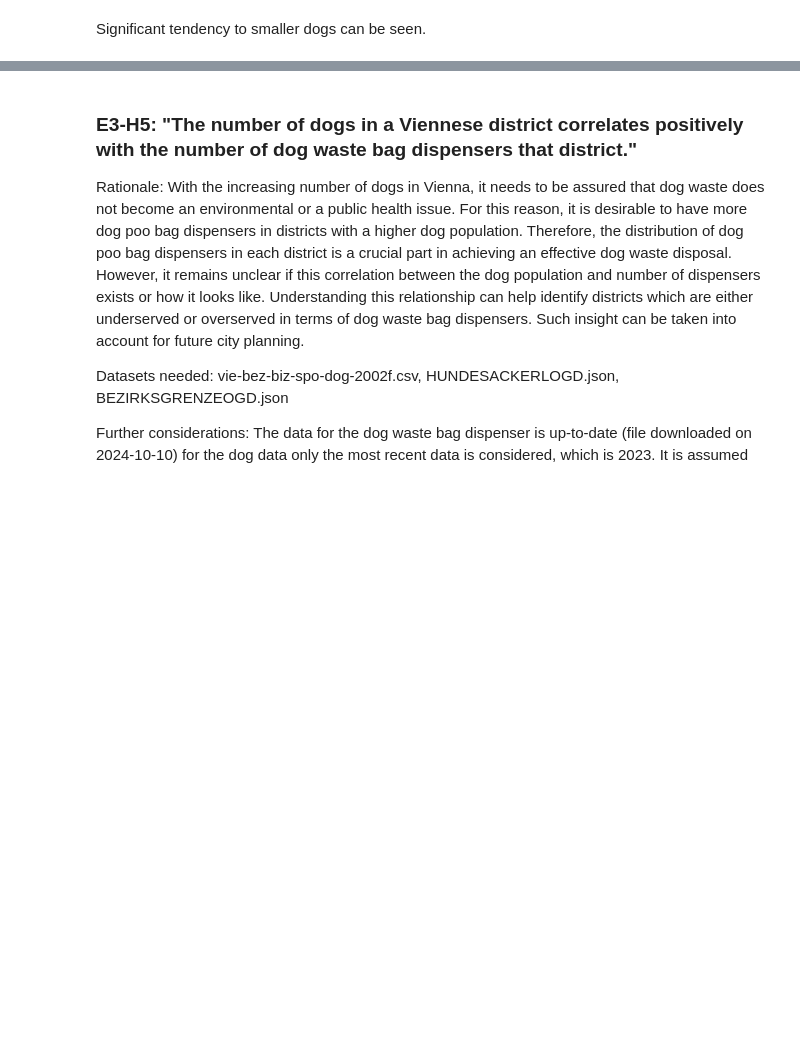
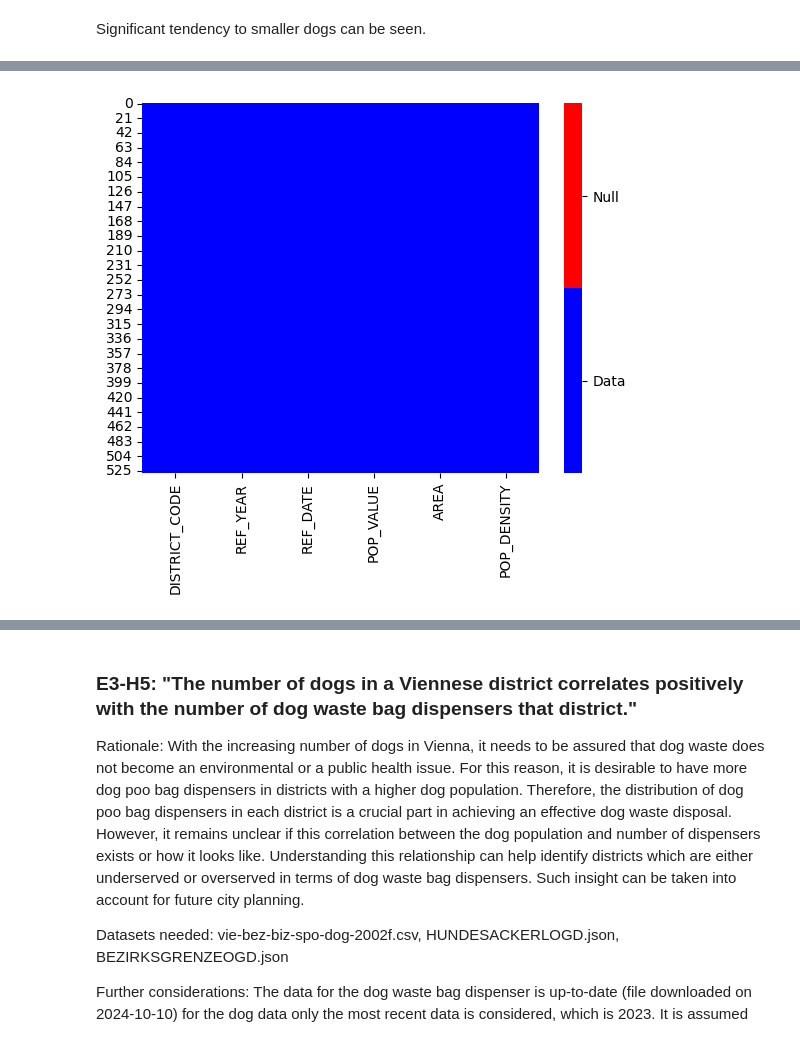
Before and after one commit to theresanother1/dee24-group-project, a Jupyter notebook: prj01.ipynb, the cells around one changed output, grey strips where cells are left out. Saved outputs shown, nothing was run; the diff lists cells and outputs as text; code cells hidden in the pictures; blank space fills up the shorter version.

```diff
--- a/prj01.ipynb
+++ b/prj01.ipynb
@@ -953,0 +973,6 @@ Author: Anna Punzengruber
+# %%
+#Load dataset
+#Only use columns with data with usecols (there are a lot of empty columns in the dataset)
+bev_dichte = pd.read_csv('vie-bez-biz-pop-den-2002f.csv', sep=';', skiprows=1, usecols=[0,1,2,3,4,5,6,7])
+print("Dataframe shape: ", bev_dichte.shape)
+bev_dichte.head(5)
@@ -953,0 +996,4 @@ Author: Anna Punzengruber
+# %%
+#Drop unnecessary columns:
+bev_dichte.drop(['NUTS','SUB_DISTRICT_CODE'], axis=1, inplace=True)
+bev_dichte.head()
@@ -953,0 +1013,11 @@ Author: Anna Punzengruber
+# %%
+#Change columns to correct datatypes
+#POP_VALUE to int
+bev_dichte['POP_VALUE'] = bev_dichte['POP_VALUE'].str.replace('.', '').astype(int)
+#AREA and POP_DENSITY to float
+bev_dichte['AREA'] = bev_dichte['AREA'].str.replace(',', '.').astype(float)
+bev_dichte['POP_DENSITY'] = bev_dichte['POP_DENSITY'].str.replace(',', '.').astype(float)
+#REF_DATE to date
+bev_dichte['REF_DATE'] = pd.to_datetime(bev_dichte['REF_DATE'].astype(str), format='%Y%m%d')
+
+bev_dichte.dtypes.to_frame().T
@@ -953,0 +1040,10 @@ Author: Anna Punzengruber
+# %%
+#Heatmap to show all data is there
+colours = ['blue','red']
+ax = sns.heatmap(data=bev_dichte.isnull(),cmap=sns.color_palette(colours), vmin=0, vmax=1)
+colorbar = ax.collections[0].colorbar
+
+colorbar.set_ticks([0.25,0.75])
+colorbar.set_ticklabels(['Data', 'Null'])
+# %% [output]
+[figure, added]
```
Also changed, not shown: parts of 25 cells of this notebook, 1 other file.
